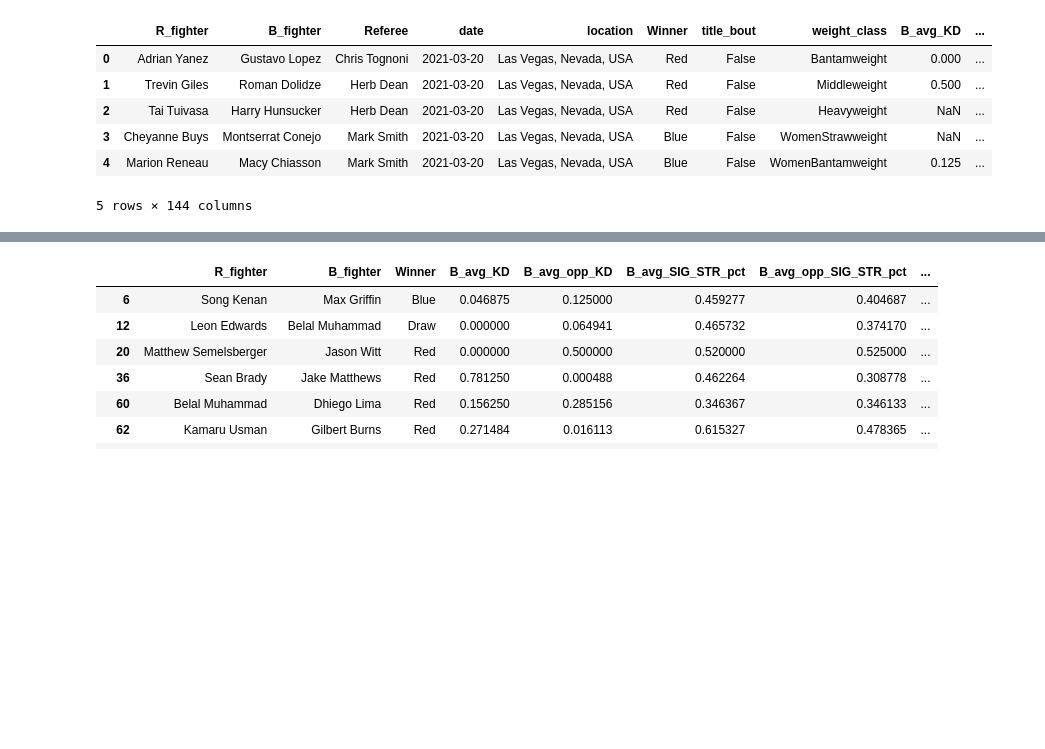
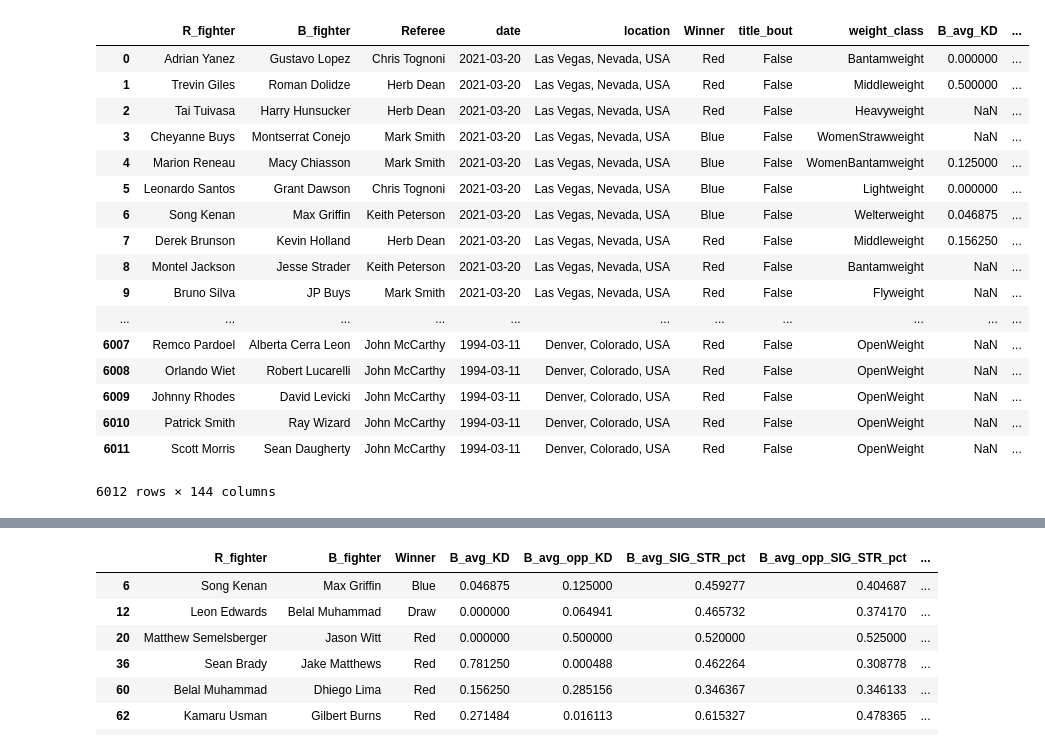
Before and after one commit to danielurdaneta/FinalProject, a Jupyter notebook: data_clean.ipynb, the cells around one changed output, grey strips where cells are left out. Saved outputs shown, nothing was run; the diff lists cells and outputs as text; code cells hidden in the pictures; blank space fills up the shorter version.

Commit message:
Clean data 2

```diff
--- a/data_clean.ipynb
+++ b/data_clean.ipynb
@@ -8,15 +8,26 @@ import tensorflow as tf
 # %%
 # Read in our raw data
 data_df = pd.read_csv("data.csv")
-data_df.head()
+data_df
 # %% [output]
 |  | R_fighter | B_fighter | Referee | date | location | Winner | title_bout | weight_class | B_avg_KD | ... |
-| 0 | Adrian Yanez | Gustavo Lopez | Chris Tognoni | 2021-03-20 | Las Vegas, Nevada, USA | Red | False | Bantamweight | 0.000 | ... |
-| 1 | Trevin Giles | Roman Dolidze | Herb Dean | 2021-03-20 | Las Vegas, Nevada, USA | Red | False | Middleweight | 0.500 | ... |
+| 0 | Adrian Yanez | Gustavo Lopez | Chris Tognoni | 2021-03-20 | Las Vegas, Nevada, USA | Red | False | Bantamweight | 0.000000 | ... |
+| 1 | Trevin Giles | Roman Dolidze | Herb Dean | 2021-03-20 | Las Vegas, Nevada, USA | Red | False | Middleweight | 0.500000 | ... |
 | 2 | Tai Tuivasa | Harry Hunsucker | Herb Dean | 2021-03-20 | Las Vegas, Nevada, USA | Red | False | Heavyweight | NaN | ... |
 | 3 | Cheyanne Buys | Montserrat Conejo | Mark Smith | 2021-03-20 | Las Vegas, Nevada, USA | Blue | False | WomenStrawweight | NaN | ... |
-| 4 | Marion Reneau | Macy Chiasson | Mark Smith | 2021-03-20 | Las Vegas, Nevada, USA | Blue | False | WomenBantamweight | 0.125 | ... |
+| 4 | Marion Reneau | Macy Chiasson | Mark Smith | 2021-03-20 | Las Vegas, Nevada, USA | Blue | False | WomenBantamweight | 0.125000 | ... |
+| 5 | Leonardo Santos | Grant Dawson | Chris Tognoni | 2021-03-20 | Las Vegas, Nevada, USA | Blue | False | Lightweight | 0.000000 | ... |
+| 6 | Song Kenan | Max Griffin | Keith Peterson | 2021-03-20 | Las Vegas, Nevada, USA | Blue | False | Welterweight | 0.046875 | ... |
+| 7 | Derek Brunson | Kevin Holland | Herb Dean | 2021-03-20 | Las Vegas, Nevada, USA | Red | False | Middleweight | 0.156250 | ... |
+| 8 | Montel Jackson | Jesse Strader | Keith Peterson | 2021-03-20 | Las Vegas, Nevada, USA | Red | False | Bantamweight | NaN | ... |
+| 9 | Bruno Silva | JP Buys | Mark Smith | 2021-03-20 | Las Vegas, Nevada, USA | Red | False | Flyweight | NaN | ... |
+| ... | ... | ... | ... | ... | ... | ... | ... | ... | ... | ... |
+| 6007 | Remco Pardoel | Alberta Cerra Leon | John McCarthy | 1994-03-11 | Denver, Colorado, USA | Red | False | OpenWeight | NaN | ... |
+| 6008 | Orlando Wiet | Robert Lucarelli | John McCarthy | 1994-03-11 | Denver, Colorado, USA | Red | False | OpenWeight | NaN | ... |
+| 6009 | Johnny Rhodes | David Levicki | John McCarthy | 1994-03-11 | Denver, Colorado, USA | Red | False | OpenWeight | NaN | ... |
+| 6010 | Patrick Smith | Ray Wizard | John McCarthy | 1994-03-11 | Denver, Colorado, USA | Red | False | OpenWeight | NaN | ... |
+| 6011 | Scott Morris | Sean Daugherty | John McCarthy | 1994-03-11 | Denver, Colorado, USA | Red | False | OpenWeight | NaN | ... |
-5 rows × 144 columns
+6012 rows × 144 columns
 # %%
 #Filter by welterweight weight class
 welter_df = data_df[data_df["weight_class"]=="Welterweight"]
```
Also changed, not shown: parts of 7 cells of this notebook, 1 other file.
